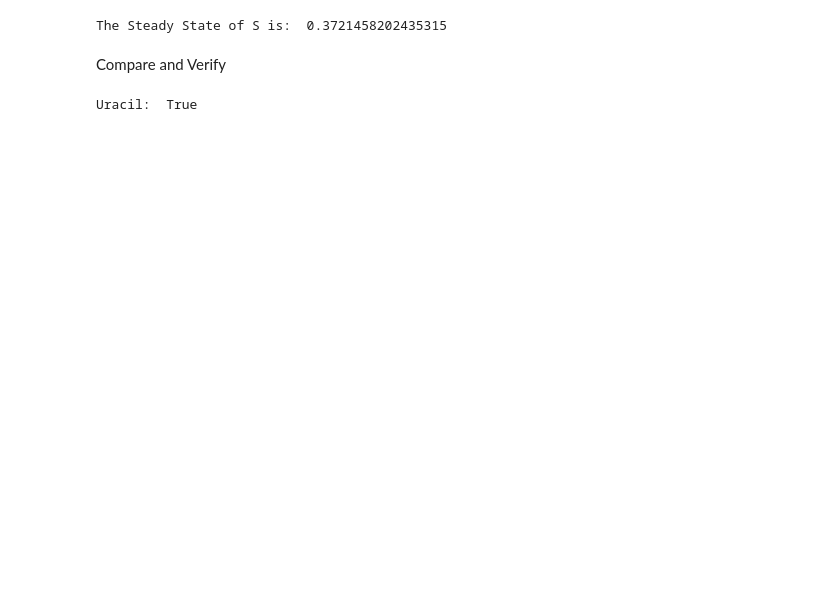
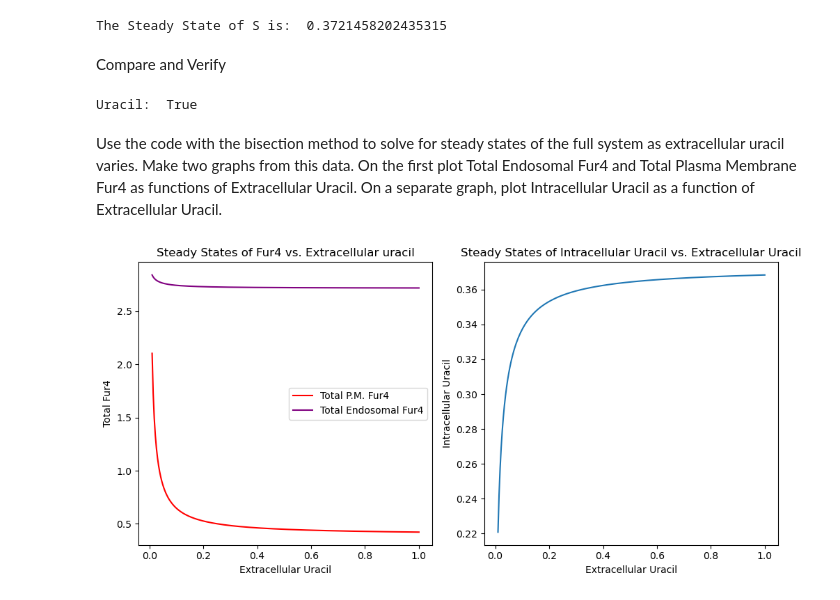
Before and after one commit to mwshumway/MathBio-Research, a Jupyter notebook: Matt/Bisection_S.ipynb, the cells around one changed output. Saved outputs shown, nothing was run; the diff lists cells and outputs as text; code cells hidden in the pictures; blank space fills up the shorter version.

```diff
--- a/Matt/Bisection_S.ipynb
+++ b/Matt/Bisection_S.ipynb
@@ -35,7 +35,7 @@ def bisect_S(P, P_b, E, E_b):
     plt.legend(["Uracil", "y=0"])
     plt.show()
 # %%
-def eval_fm_alg(S):
+def eval_fm_alg(S, S_e):
     P = (
         S * W * a ** 2 * k * y * z + S * W * a * j * k * y * z + W ** 2 * a ** 2 * b * f * y + W ** 2 * a ** 2 * f * y * z + 2 * W ** 2 * a * b * f * j * y + 2 * W ** 2 * a * f * j * y * z + W ** 2 * b * f * j ** 2 * y + W ** 2 * f * j ** 2 * y * z) / (
         S ** 2 * a ** 2 * k ** 2 * z + S * S_e * W * a ** 2 * k ** 2 * z + S * W * a ** 2 * f * k * z + S * W * a * f * j * k * z + S_e * W ** 2 * a ** 2 * f * k * z + S_e * W ** 2 * a * f * j * k * z)
@@ -87,3 +87,43 @@ num_sol = odeint(fm_func, y0=initial_val, t=t_range, args=(y, k, S_e, W, j, f, A
 print("Uracil: ", np.allclose(root, num_sol[-1]))
 # %% [output]
 Uracil:  True
+# %% [markdown]
+Use the code with the bisection method to solve for steady states of the full system as extracellular uracil varies. Make two graphs from this data. On the first plot Total Endosomal Fur4 and Total Plasma Membrane Fur4 as functions of Extracellular Uracil. On a separate graph, plot Intracellular Uracil as a function of Extracellular Uracil.
+# %%
+plt.figure(figsize=(10,5))
+
+Se_vals = np.linspace(0.01, 1, 250)
+total_pm_fur4 = []
+total_end_fur4 = []
+intracellular_uracil = []
+for s_e in Se_vals:
+    dSdt = lambda S: -(k/W)*S*((A_p/V)*P(S, s_e) + (A_e/V)*E(S)) + (j+a)*((A_p/V)*P_b(S) + (A_e/V)*E_b(S)) - V_m*S / (V*(K_m +S))
+    S_i = opt.bisect(dSdt, 0, 1)
+    intracellular_uracil.append(S_i)
+    fur4 = eval_fm_alg(S_i, s_e)
+    total_pm_fur4.append(fur4[0] + fur4[1] + fur4[2])
+    total_end_fur4.append(fur4[3] + fur4[4] + fur4[5])
+
+plt.subplot(121)
+plt.plot(Se_vals, total_pm_fur4, 'r', label="Total P.M. Fur4")
+plt.plot(Se_vals, total_end_fur4, 'purple', label="Total Endosomal Fur4")
+plt.title("Steady States of Fur4 vs. Extracellular uracil")
+plt.legend()
+plt.xlabel("Extracellular Uracil")
+plt.ylabel("Total Fur4")
+
+
+
+plt.subplot(122)
+plt.plot(Se_vals, intracellular_uracil)
+plt.title("Steady States of Intracellular Uracil vs. Extracellular Uracil")
+plt.xlabel("Extracellular Uracil")
+plt.ylabel("Intracellular Uracil")
+
+plt.tight_layout()
+plt.show()
+
+
+# print(total_pm_fur4)
+# %% [output]
+[figure, added]
```
Also changed, not shown: parts of 5 cells of this notebook, 4 other files.
